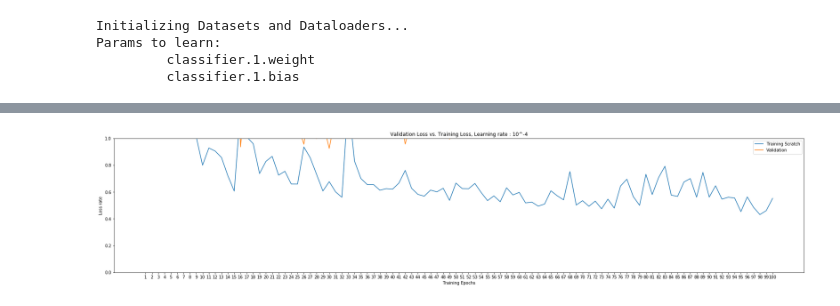
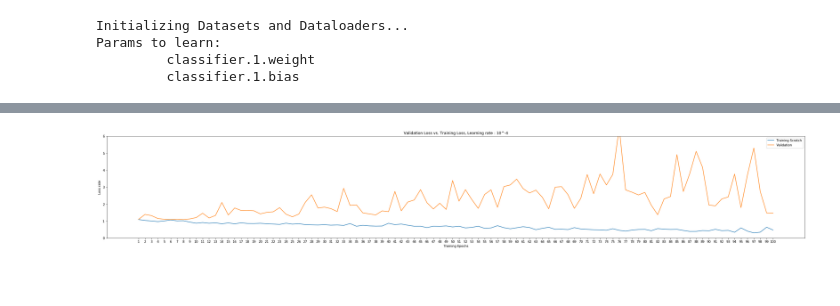
Before and after one commit to linda-benboudiaf/ImagesClassification, a Jupyter notebook: src/ImageClassificationScratch1.py.ipynb, the cells around one changed output, grey strips where cells are left out. Saved outputs shown, nothing was run; the diff lists cells and outputs as text; code cells hidden in the pictures; blank space fills up the shorter version.

```diff
--- a/src/ImageClassificationScratch1.py.ipynb
+++ b/src/ImageClassificationScratch1.py.ipynb
@@ -7,9 +7,9 @@ import time
 import torch.nn as nn
 import torch.optim as optim
 import numpy as np
-data_dir = "/home/lbenboudiaf/Bureau/ImageClassificationWithDeepLearning/GroceryStoreDataset/dataset/dataset2"
+data_dir = "/home/lbenboudiaf/Bureau/ImagesClassification/dataset/GroceryStoreDataset/dataset/OneClasse"
 model_name = "squeezenet"
-num_classes = 81
+num_classes = 3
 batch_size = 8
 num_epochs = 100 #Valeur Initiale par défaut comme dans le TP du Prof
 feature_extract = True
@@ -126,13 +126,14 @@ import os
 data_transforms = {
     'train': transforms.Compose([
         transforms.RandomResizedCrop(input_size),
-        transforms.RandomHorizontalFlip(),
+        transforms.CenterCrop(input_size),
         transforms.ToTensor(),
         transforms.Normalize([0.485, 0.456, 0.406], [0.229, 0.224, 0.225])
     ]),
     'val': transforms.Compose([
+        transforms.RandomResizedCrop(input_size),
+        transforms.ColorJitter(brightness=0.5, contrast=0.5, saturation=0.5, hue=0.5),
         transforms.Resize(input_size),
-        transforms.CenterCrop(input_size),
         transforms.ToTensor(),
         transforms.Normalize([0.485, 0.456, 0.406], [0.229, 0.224, 0.225])
     ]),
@@ -210,13 +211,14 @@ Best val Acc: 0.621622
 # %%
+import matplotlib.pyplot as plt
 plt.title("Validation Loss vs. Training Loss, Learning rate : 10^-4")
 plt.xlabel("Training Epochs")
 plt.ylabel("Loss rate")
 plt.plot(range(1,num_epochs+1),train_loss,label="Training Scratch")
 plt.plot(range(1,num_epochs+1),val_loss,label="Validation")
-plt.ylim((0,1.))
+plt.ylim((0,6.))
 plt.xticks(np.arange(1, num_epochs+1, 1.0))
 plt.legend()
 plt.rcParams["figure.figsize"] = (40,6)
 plt.show()
 # %% [output]
-[figure, old version]
+[figure, new version]
```
Also changed, not shown: parts of 1 cell of this notebook, 12 other files.
